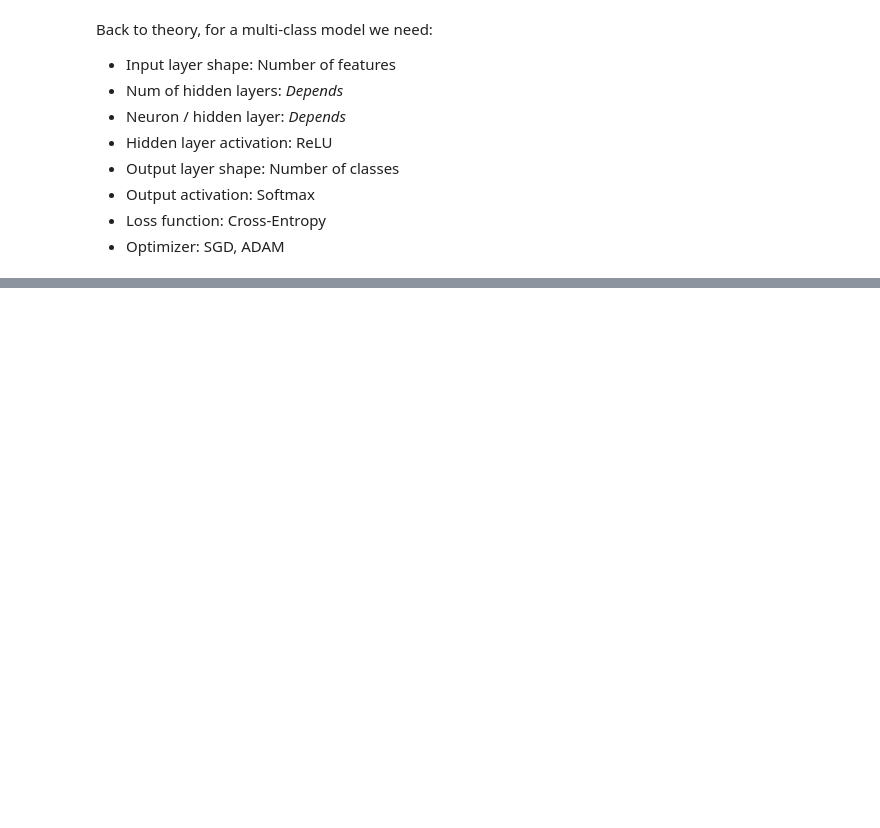
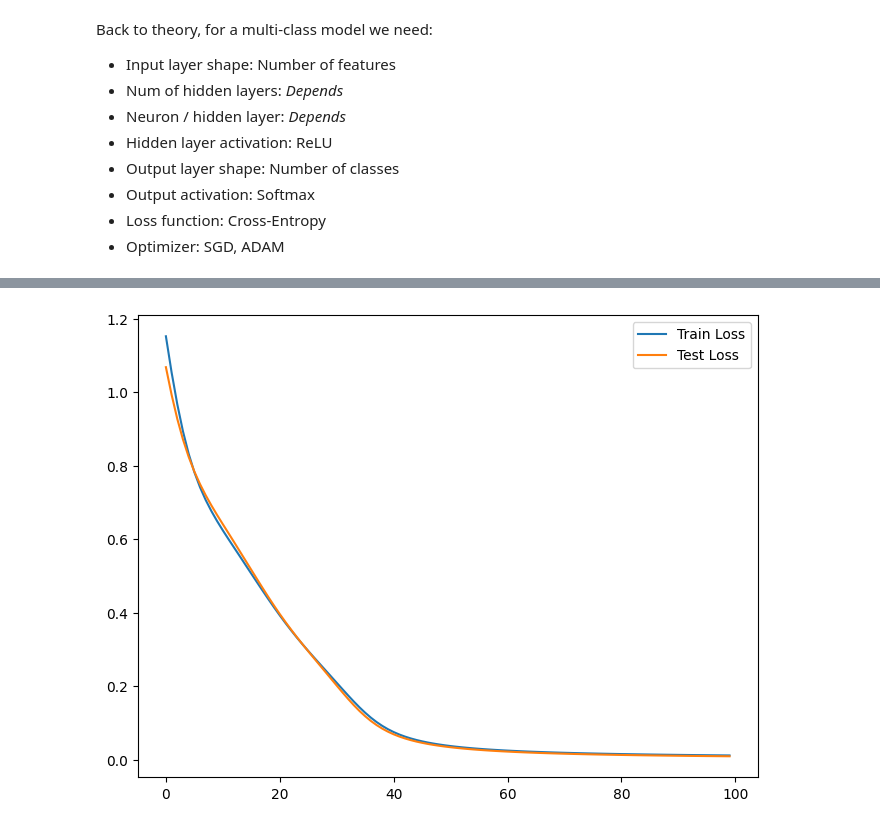
Before and after one commit to TonyQ2k3/pytorch-training, a Jupyter notebook: notebooks/pytorch_day6.ipynb, the cells around one changed output, grey strips where cells are left out. Saved outputs shown, nothing was run; the diff lists cells and outputs as text; code cells hidden in the pictures; blank space fills up the shorter version.

```diff
--- a/notebooks/pytorch_day6.ipynb
+++ b/notebooks/pytorch_day6.ipynb
@@ -56,8 +56,7 @@ class BlobModel(nn.Module):
         nn.ReLU(),
         nn.Linear(hidden_units, hidden_units),
         nn.ReLU(),
-        nn.Linear(hidden_units, output_features),
-        nn.Softmax(dim=1)
+        nn.Linear(hidden_units, output_features)
     )
 
   def forward(self, x):
@@ -70,0 +72,3 @@ model = BlobModel(
+# %%
+loss_fn = nn.CrossEntropyLoss()
+optimizer = torch.optim.SGD(params=model.parameters(), lr=0.1)
@@ -70,0 +80,24 @@ model = BlobModel(
+# %%
+train_losses = []
+test_losses = []
+# %%
+torch.manual_seed(RANDOM_SEED)
+epochs = 100
+
+for epoch in range(epochs):
+  model.train()
+  y_logits = model(X_train)
+  loss = loss_fn(y_logits, y_train)
+  train_losses.append(loss.item())
+  optimizer.zero_grad()
+  loss.backward()
+  optimizer.step()
+
+  model.eval()
+  with torch.inference_mode():
+    y_logits_test = model(X_test)
+    test_loss = loss_fn(y_logits_test, y_test)
+    test_losses.append(test_loss.item())
+
+  if epoch % 10 == 0:
+    print(f"Epoch: {epoch}| Loss: {loss}")
@@ -70,0 +115,9 @@ model = BlobModel(
+# %%
+eps =  [x for x in range(epochs)]
+plt.figure(figsize=(8, 6))
+plt.plot(eps, train_losses, label="Train Loss")
+plt.plot(eps, test_losses, label="Test Loss")
+plt.legend()
+plt.show()
+# %% [output]
+[figure, added]
```
Also changed, not shown: parts of 7 cells of this notebook.
